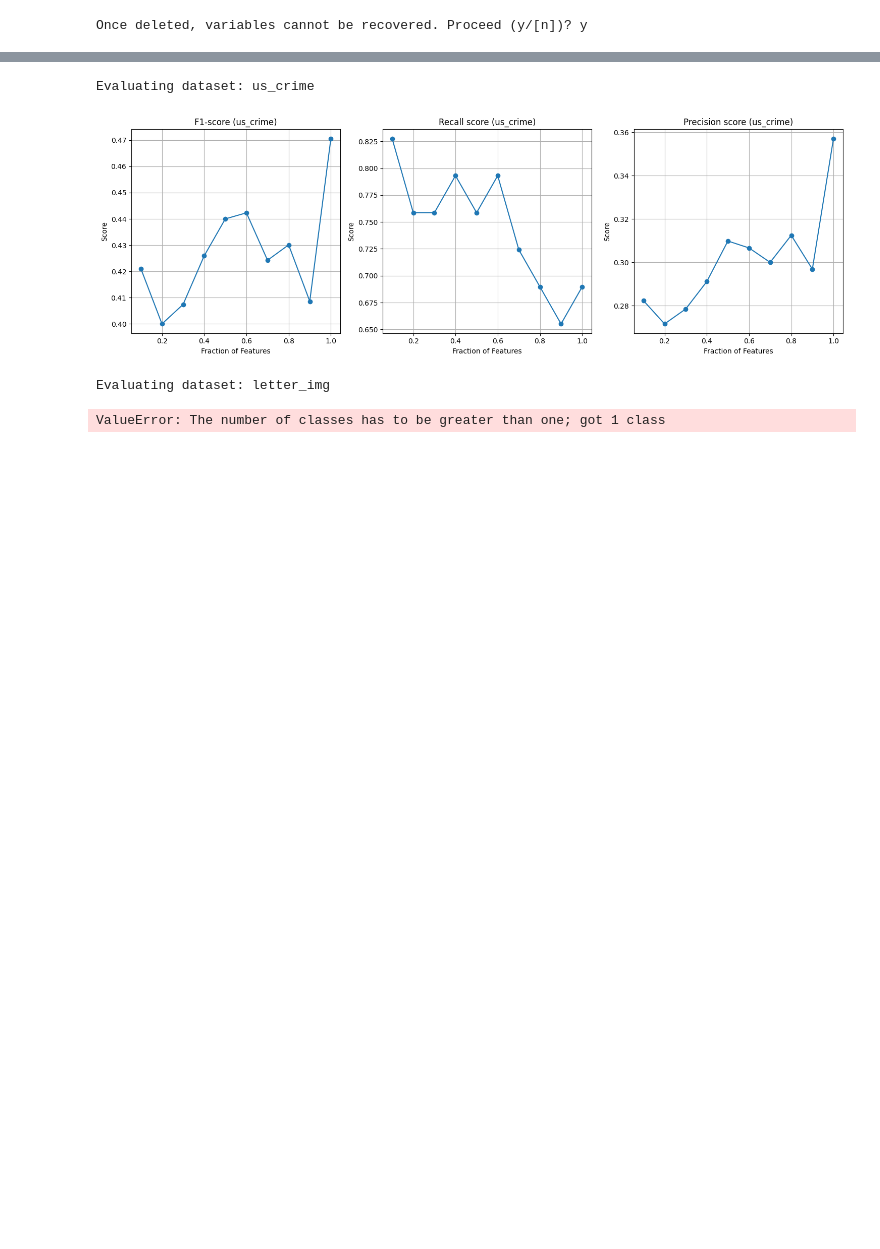
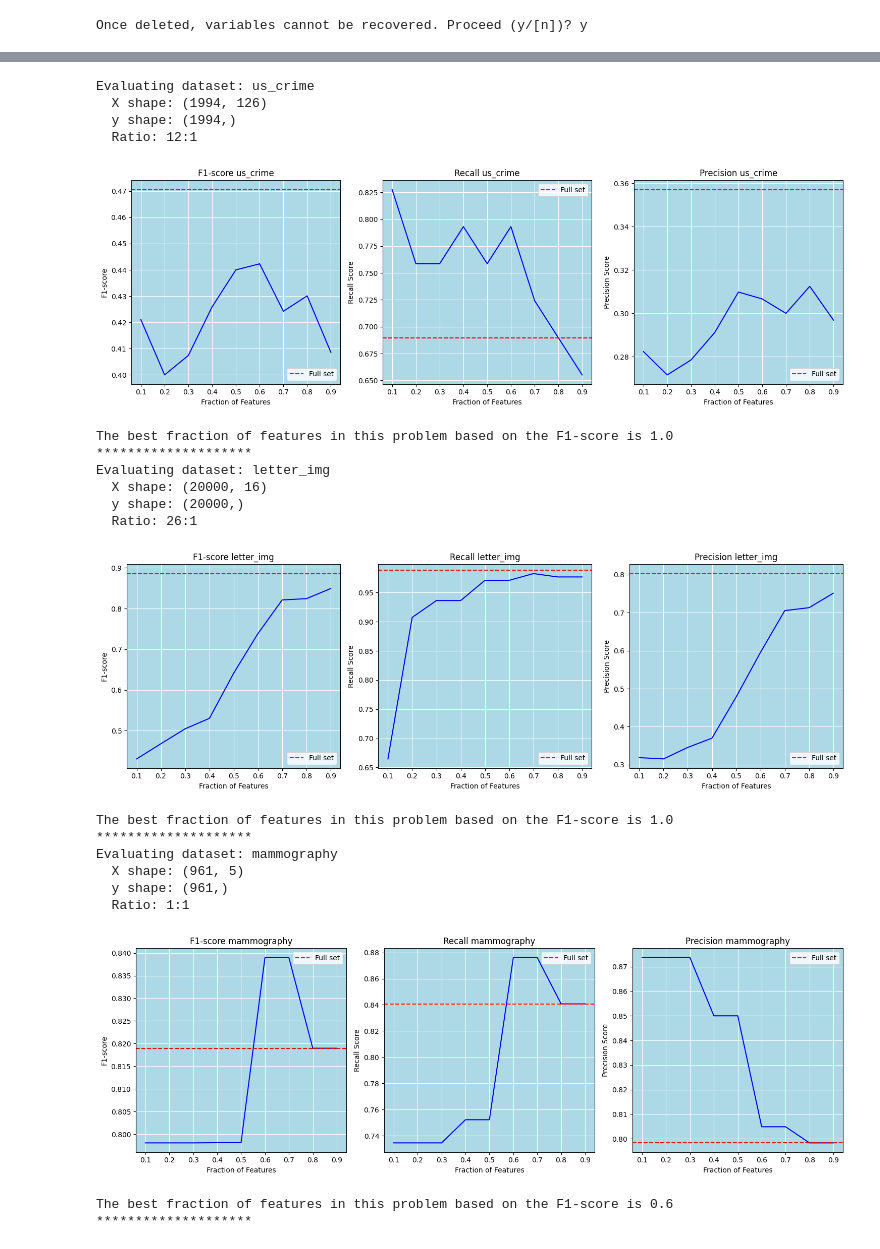
Before and after one commit to AlirezaBoroon/Fractional-Feature-Selection.-Evaluating-Features-Predictive-Power, a Jupyter notebook: Implementing_Feature_Selection.ipynb, the cells around one changed output, grey strips where cells are left out. Drawn from its saved outputs; the diff is of its cells as text; code cells hidden in the pictures; blank space fills up the shorter version.

```diff
--- a/Implementing_Feature_Selection.ipynb
+++ b/Implementing_Feature_Selection.ipynb
@@ -175,15 +111,13 @@ fractions = [0.1, 0.2, 0.3, 0.4, 0.5, 0.6, 0.7, 0.8, 0.9, 1.0]
 
 for name, (X, y) in data_dict.items():
     print(f"Evaluating dataset: {name}")
+    print(f"  X shape: {X.shape}")
+    print(f"  y shape: {y.shape}")
+    unique, counts = np.unique(y, return_counts=True)
+    ratio = int(counts[np.argmax(counts)] / counts[np.argmin(counts)])
+    print(f"  Ratio: {ratio}:1")
+    # print("\n")
 
-    # Calculate F1-scores for all features
-    # is_binary= False
-    # if name == 'us_crime':
-    #     is_binary = False
-    # elif name == 'letter_img':
-    #     is_binary = False
-    # elif name == 'mammography':
-    #     is_binary = True
     f1_scores = calculate_f1_scores(X, y)
 
     # Rank features based on F1-scores
@@ -192,42 +126,80 @@ for name, (X, y) in data_dict.items():
     # Evaluate SVM classifier with selected features
     results = evaluate_svm_with_selected_features(X, y, feature_ranking, fractions)
 
     # Extract the scores for plotting
     f1_scores = results['f1_score']
     recall_scores = results['recall']
     precision_scores = results['precision']
 
     # Plot the results
     plt.figure(figsize=(15, 5))
 
     # Plot F1-score
     plt.subplot(1, 3, 1)
-    plt.plot(fractions, f1_scores, label='F1-score', marker='o')
-    plt.title(f'F1-score ({name})')
+    plt.plot(fractions[: -1], f1_scores[: -1], color= "blue")
+    plt.axhline(y= f1_scores[-1], xmin= 0, xmax= 1.0+ 0.05,
+            label='Full set', color="red", linestyle='--')
+
+    plt.title(f'F1-score {name}')
     plt.xlabel('Fraction of Features')
-    plt.ylabel('Score')
+    plt.ylabel('F1-score')
+    plt.grid(True, color='white')
+    plt.gca().set_facecolor('lightblue')
     plt.grid(True)
+    plt.legend()
 
     # Plot Recall score
     plt.subplot(1, 3, 2)
-    plt.plot(fractions, recall_scores, label='Recall score', marker='o')
-    plt.title(f'Recall score ({name})')
+    plt.plot(fractions[: -1], recall_scores[: -1], color= "blue")
+    plt.axhline(y= recall_scores[-1], xmin= 0, xmax= 1.0+ 0.05,
+            label='Full set', color="red", linestyle='--')
+
+    plt.title(f'Recall {name}')
     plt.xlabel('Fraction of Features')
-    plt.ylabel('Score')
+    plt.ylabel('Recall Score')
+    plt.grid(True, color='white')
+    plt.gca().set_facecolor('lightblue')
     plt.grid(True)
+    plt.legend()
 
     # Plot Precision score
     plt.subplot(1, 3, 3)
-    plt.plot(fractions, precision_scores, label='Precision score', marker='o')
-    plt.title(f'Precision score ({name})')
+    plt.plot(fractions[: -1], precision_scores[: -1], color= "blue")
+    plt.axhline(y= precision_scores[-1], xmin= 0, xmax= 1.0+ 0.05,
+            label='Full set', color="red", linestyle='--')
+
+    plt.title(f'Precision {name}')
     plt.xlabel('Fraction of Features')
-    plt.ylabel('Score')
+    plt.ylabel('Precision Score')
+    plt.grid(True, color='white')  # White grid lines
+    plt.gca().set_facecolor('lightblue')  # Light blue background
     plt.grid(True)
 
     plt.tight_layout()
+    plt.legend()
     plt.show()
+
+    print("The best fraction of features in this problem based on the F1-score is", fractions[f1_scores.index(max(f1_scores))])
+    print(20* '*', '\n')
 # %% [output]
 Evaluating dataset: us_crime
+  X shape: (1994, 126)
+  y shape: (1994,)
+  Ratio: 12:1
-[figure, old version]
+[figure, new version]
+The best fraction of features in this problem based on the F1-score is 1.0
+********************
 Evaluating dataset: letter_img
+  X shape: (20000, 16)
+  y shape: (20000,)
+  Ratio: 26:1
+[figure, added]
-ValueError: The number of classes has to be greater than one; got 1 class
+The best fraction of features in this problem based on the F1-score is 1.0
+********************
+Evaluating dataset: mammography
+  X shape: (961, 5)
+  y shape: (961,)
+  Ratio: 1:1
+[figure, added]
+The best fraction of features in this problem based on the F1-score is 0.6
+********************
```
Also changed, not shown: parts of 7 cells of this notebook.
